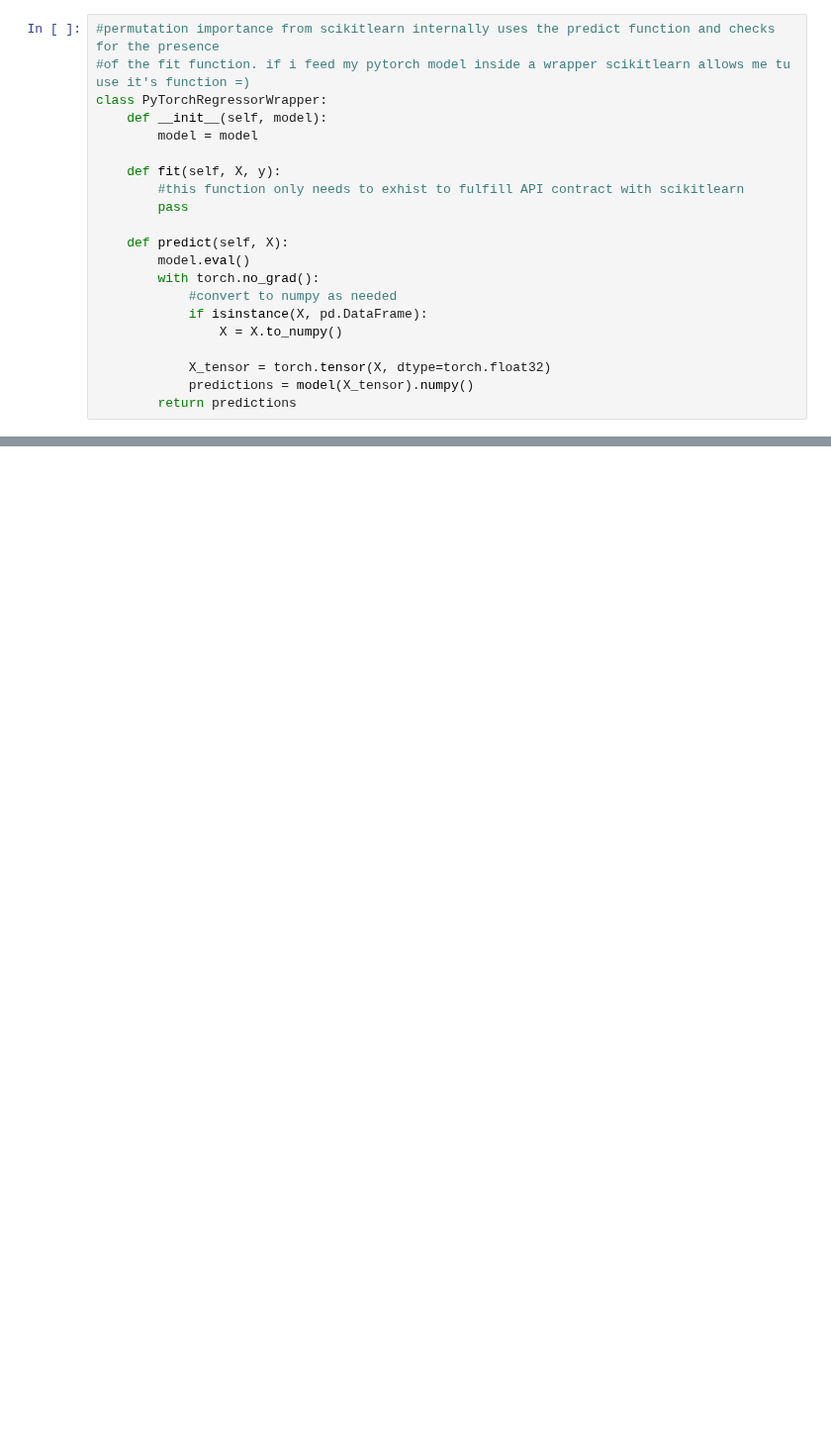
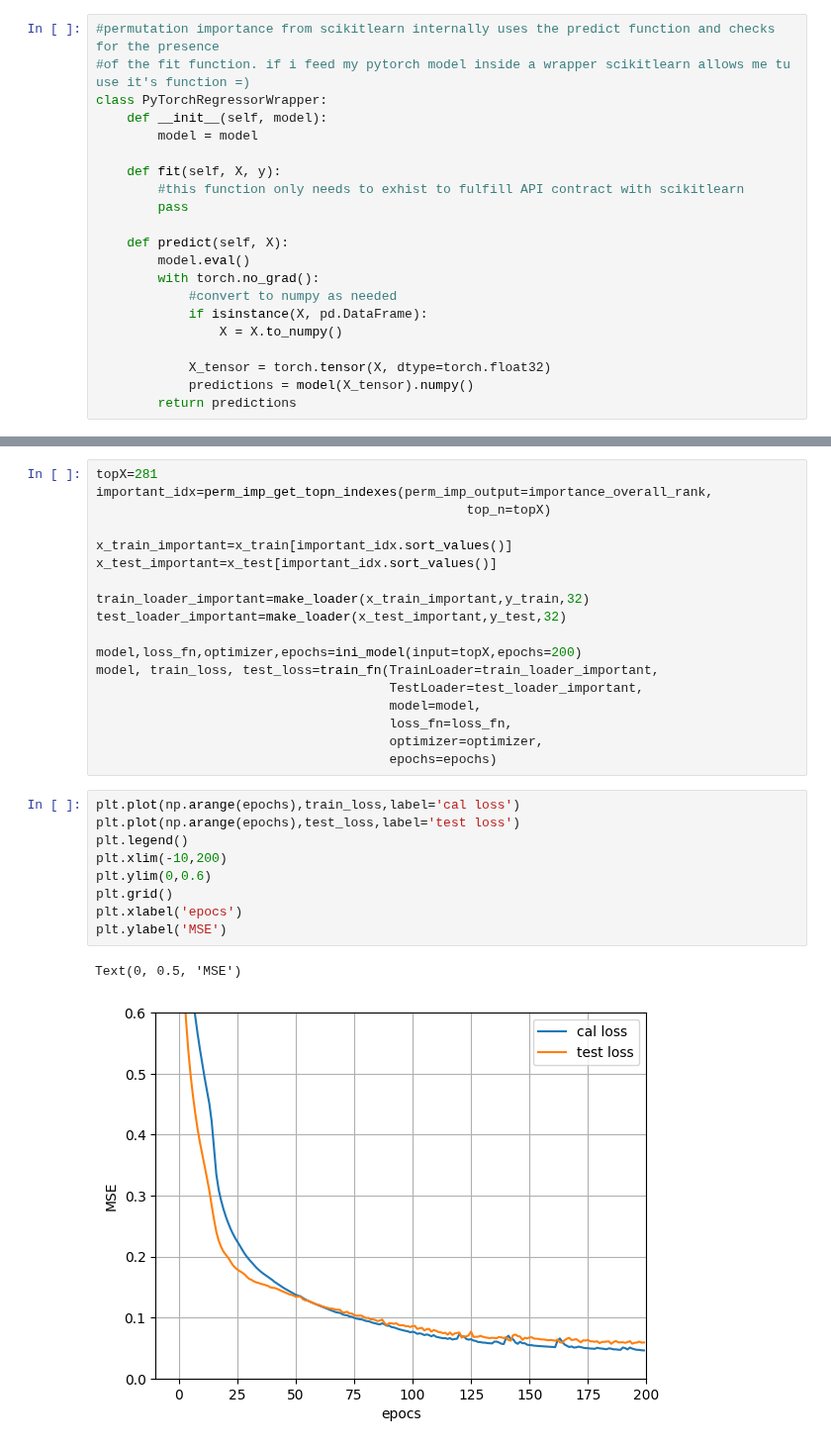
Before and after one commit to Lucas-ZR/datahow-thesis-feup, a Jupyter notebook: torch_perm_imp_reg.ipynb, the cells around one changed output, grey strips where cells are left out. Shown at 99% size. Drawn from its saved outputs; the diff is of its cells as text; blank space fills up the shorter version.

```diff
--- a/torch_perm_imp_reg.ipynb
+++ b/torch_perm_imp_reg.ipynb
@@ -514,0 +460,30 @@ plt.show()
+# %%
+topX=281
+important_idx=perm_imp_get_topn_indexes(perm_imp_output=importance_overall_rank,
+                                                top_n=topX)
+
+x_train_important=x_train[important_idx.sort_values()]
+x_test_important=x_test[important_idx.sort_values()]
+
+train_loader_important=make_loader(x_train_important,y_train,32)
+test_loader_important=make_loader(x_test_important,y_test,32)
+
+model,loss_fn,optimizer,epochs=ini_model(input=topX,epochs=200)
+model, train_loss, test_loss=train_fn(TrainLoader=train_loader_important,
+                                      TestLoader=test_loader_important,
+                                      model=model,
+                                      loss_fn=loss_fn,
+                                      optimizer=optimizer,
+                                      epochs=epochs)
+# %%
+plt.plot(np.arange(epochs),train_loss,label='cal loss')
+plt.plot(np.arange(epochs),test_loss,label='test loss')
+plt.legend()
+plt.xlim(-10,200)
+plt.ylim(0,0.6)
+plt.grid()
+plt.xlabel('epocs')
+plt.ylabel('MSE')
+# %% [output]
+Text(0, 0.5, 'MSE')
+[figure, added]
```
Also changed, not shown: parts of 68 cells of this notebook.
